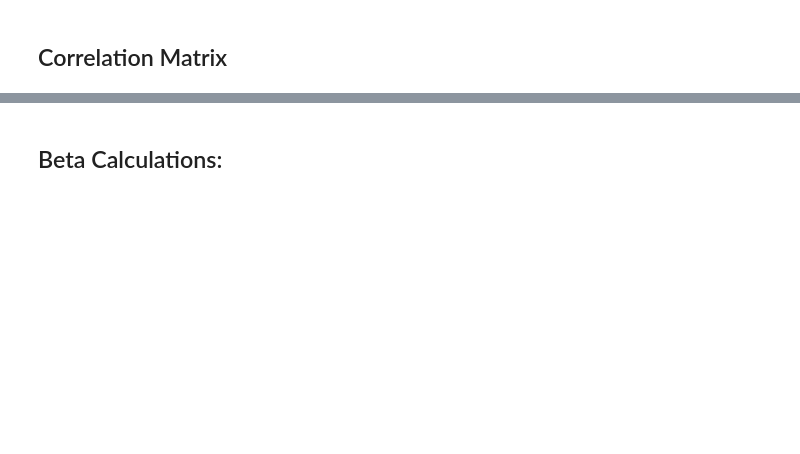
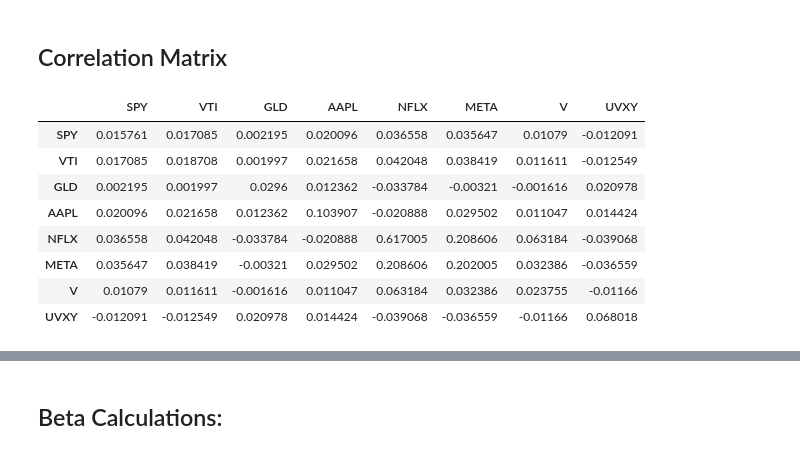
Before and after one commit to FilBillions/correlation_matrix, a Jupyter notebook: Portfolio_Management.ipynb, the cells around one changed output, grey strips where cells are left out. Cells and saved outputs as stored; diff of their text form; code cells hidden in the pictures; blank space fills up the shorter version.

```diff
--- a/Portfolio_Management.ipynb
+++ b/Portfolio_Management.ipynb
@@ -38,5 +34,17 @@ Presented as percentages
 # %% [markdown]
 <h2>Correlation Matrix</h2>
+# %%
+test.generate_covariance_matrix(print_on=False, return_on=True)
+# %% [output]
+|  | SPY | VTI | GLD | AAPL | NFLX | META | V | UVXY |
+| SPY | 0.015761 | 0.017085 | 0.002195 | 0.020096 | 0.036558 | 0.035647 | 0.01079 | -0.012091 |
+| VTI | 0.017085 | 0.018708 | 0.001997 | 0.021658 | 0.042048 | 0.038419 | 0.011611 | -0.012549 |
+| GLD | 0.002195 | 0.001997 | 0.0296 | 0.012362 | -0.033784 | -0.00321 | -0.001616 | 0.020978 |
+| AAPL | 0.020096 | 0.021658 | 0.012362 | 0.103907 | -0.020888 | 0.029502 | 0.011047 | 0.014424 |
+| NFLX | 0.036558 | 0.042048 | -0.033784 | -0.020888 | 0.617005 | 0.208606 | 0.063184 | -0.039068 |
+| META | 0.035647 | 0.038419 | -0.00321 | 0.029502 | 0.208606 | 0.202005 | 0.032386 | -0.036559 |
+| V | 0.01079 | 0.011611 | -0.001616 | 0.011047 | 0.063184 | 0.032386 | 0.023755 | -0.01166 |
+| UVXY | -0.012091 | -0.012549 | 0.020978 | 0.014424 | -0.039068 | -0.036559 | -0.01166 | 0.068018 |
 # %%
 test.generate_correlation_matrix()
 # %% [output]
```
Also changed, not shown: parts of 8 cells of this notebook, 3 other files.
